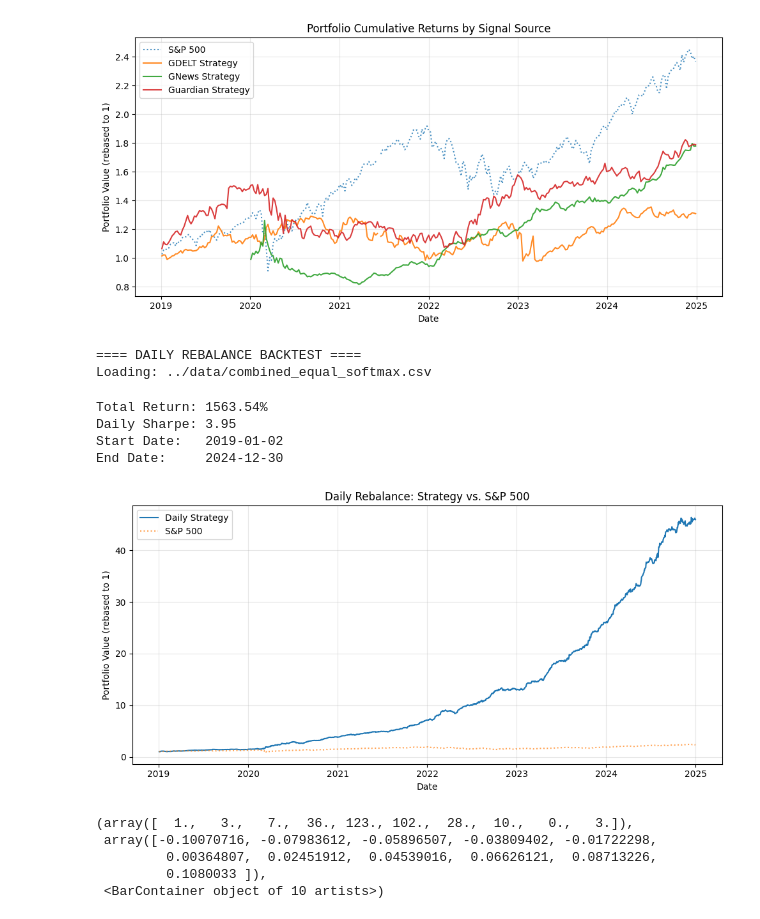
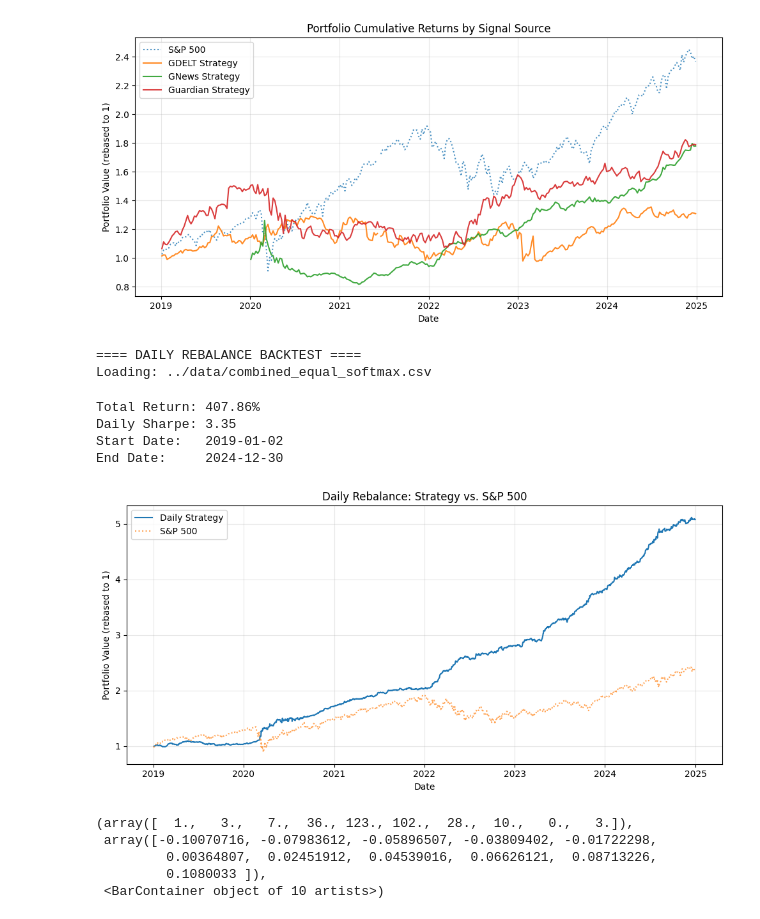
Before and after one commit to kktallam/ML-Capstone-Project-006, a Jupyter notebook: code/weekly_backtest.ipynb, the cells around one changed output. Saved outputs shown, nothing was run; the diff lists cells and outputs as text; code cells hidden in the pictures.

```diff
--- a/code/weekly_backtest.ipynb
+++ b/code/weekly_backtest.ipynb
@@ -1074,7 +1058,7 @@ Parsing stringified dictionaries in column 'softmax'...
 # DAILY REBALANCE BACKTEST
 ########################################
 
-DAILY_HOLDING_PERIOD = 1
+DAILY_HOLDING_PERIOD = 2
 SENTIMENT_paths = ["../data/combined_equal_softmax.csv"]
 
 def build_daily_signal_frame(daily_df: pd.DataFrame) -> pd.DataFrame:
@@ -1228,23 +1212,24 @@ print(f"End Date:     {daily_perf['week_date'].max().date()}")
 # %% [output]
 ==== DAILY REBALANCE BACKTEST ====
 Loading: ../data/combined_equal_softmax.csv
-Total Return: 1563.54%
-Daily Sharpe: 3.95
+Total Return: 407.86%
+Daily Sharpe: 3.35
 Start Date:   2019-01-02
 End Date:     2024-12-30
 # %%
+daily_dates = daily_perf['week_date'] + pd.Timedelta(days=1)
 plt.figure(figsize=(10,5))
 plt.plot(daily_dates, daily_perf['port_value'], label='Daily Strategy')
 plt.plot(daily_dates, daily_perf['sp500_value'], label='S&P 500', linestyle=':', alpha=0.7)
 plt.title('Daily Rebalance: Strategy vs. S&P 500')
 plt.xlabel('Date')
 plt.ylabel('Portfolio Value (rebased to 1)')
 plt.legend()
 plt.grid(True, alpha=0.3)
 plt.tight_layout()
 plt.show()
 # %% [output]
-[figure, old version]
+[figure, new version]
 # %%
 plt.hist(weekly_perf['port_ret'])
 # %% [output]
```
Also changed, not shown: parts of 11 cells of this notebook, 1 other file.
